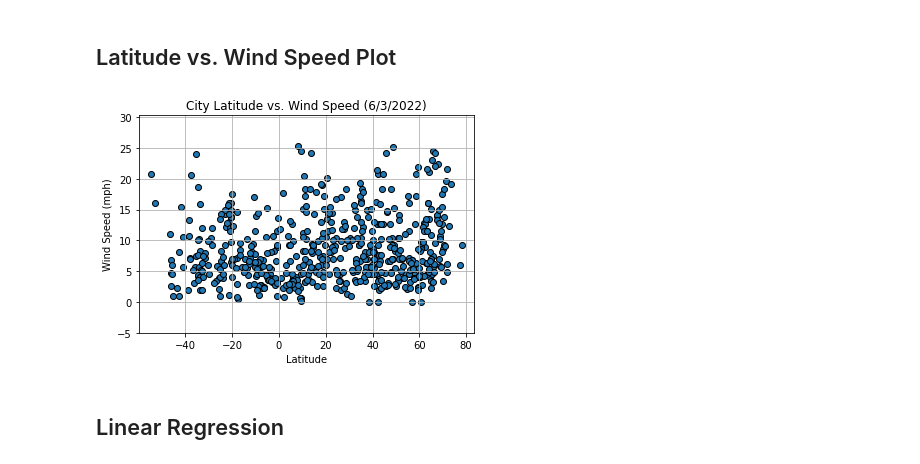
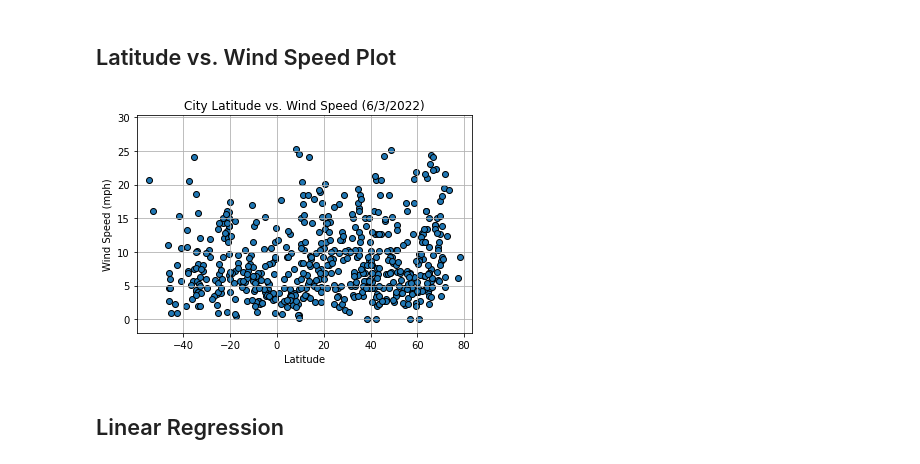
Before and after one commit to mbruns13/python-api-challenge, a Jupyter notebook: WeatherPy/WeatherPy.ipynb, the cells around one changed output. Cells and saved outputs as stored; diff of their text form; code cells hidden in the pictures.

Commit message:
finished plots, fixing organization

```diff
--- a/WeatherPy/WeatherPy.ipynb
+++ b/WeatherPy/WeatherPy.ipynb
@@ -257,19 +257,19 @@ plt.show()
 # %%
 plt.scatter(cities_df['Lat'],cities_df['Wind Speed'], edgecolors='black')
 plt.title("City Latitude vs. Wind Speed (6/3/2022)")
 #setting x axis limits to be +-5 from the min and max latitude
 plt.xlim([cities_sum_df.iloc[3,0]-5, cities_sum_df.iloc[7,0]+5])
 plt.xlabel("Latitude")
 #setting y axis limits to be +-5 from the min and max wind speed
-plt.ylim([cities_sum_df.iloc[3,5]-5, cities_sum_df.iloc[7,5]+5])
+plt.ylim([cities_sum_df.iloc[3,5]-2, cities_sum_df.iloc[7,5]+5])
 plt.ylabel("Wind Speed (mph)")
 plt.grid()
 
 #save as png
 plt.savefig("../output_data/lat_wind_plot.png")
 plt.show()
 # %% [output]
-[figure, old version]
+[figure, new version]
 # %%
 #add a sentence or two explaining what the code is analyzing
 # %% [markdown]
```
Also changed, not shown: 1 other file.
